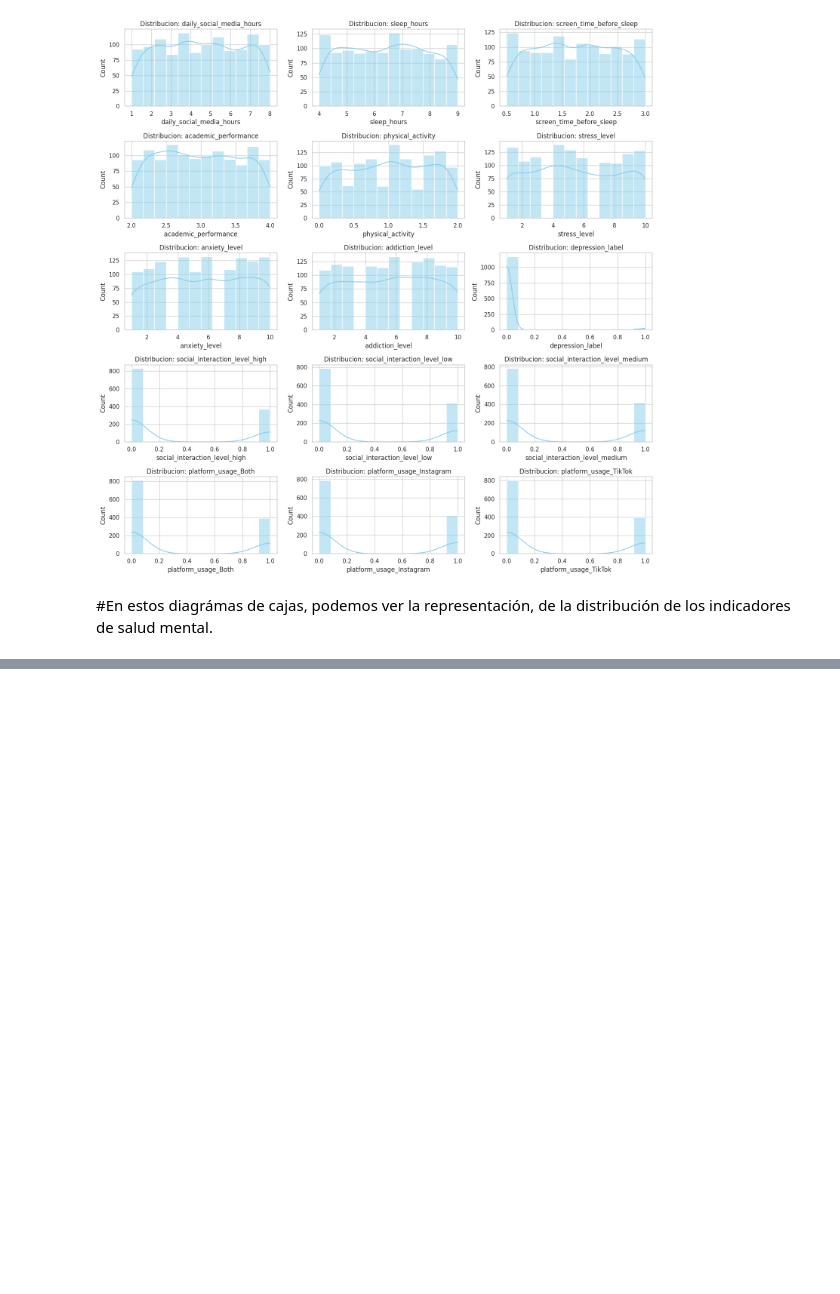
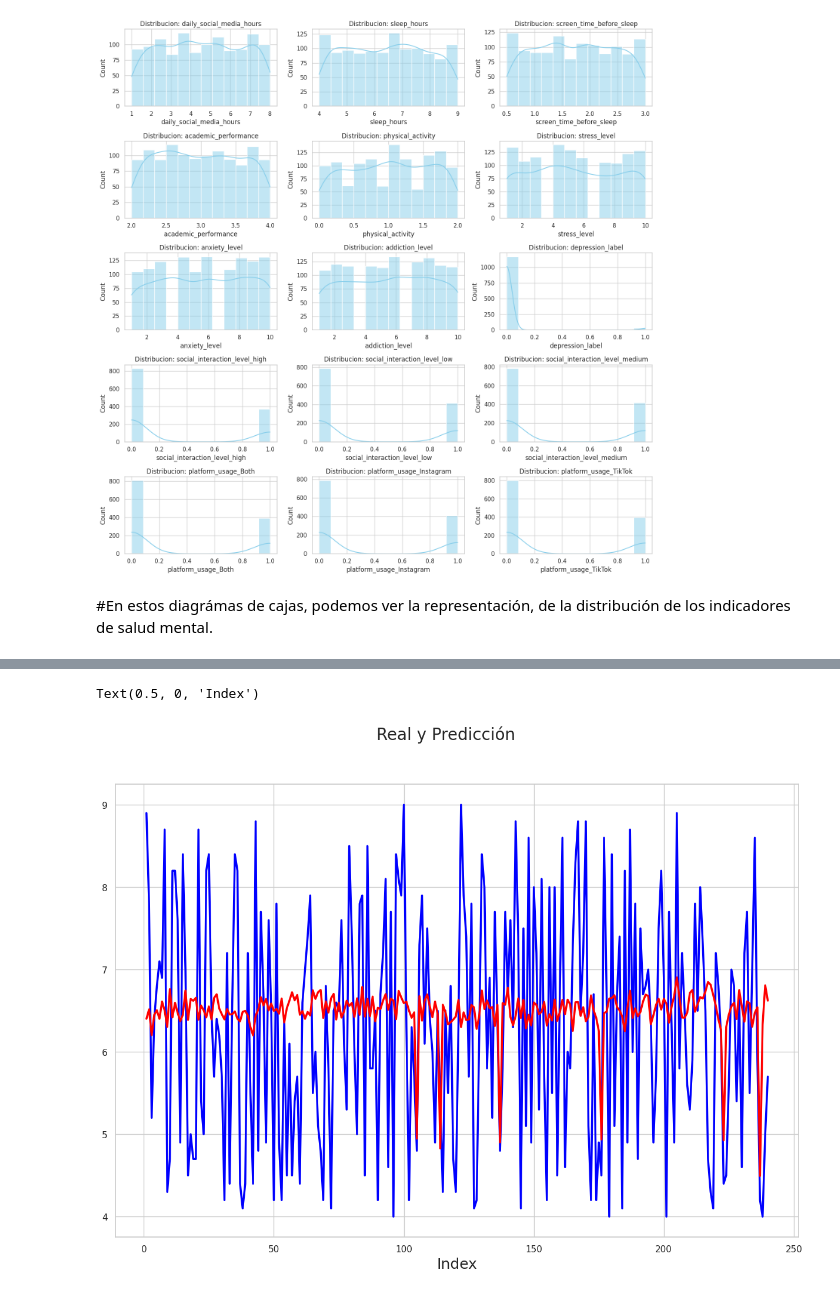
Before and after one commit to EricFlores1808/MINERIA_EF_LS_1, a Jupyter notebook: SocialMediaImpact.ipynb, the cells around one changed output, grey strips where cells are left out. Drawn from its saved outputs; the diff is of its cells as text; code cells hidden in the pictures; blank space fills up the shorter version.

Commit message:
Finalizado para 2da entrega

```diff
--- a/SocialMediaImpact.ipynb
+++ b/SocialMediaImpact.ipynb
@@ -396,0 +433,9 @@ plt.show()
+# %%
+X = df_final.drop('sleep_hours', axis=1)
+y = df_final['sleep_hours']
+# %%
+X_train, X_test, y_train, y_test = train_test_split(X, y, train_size=0.8 , random_state=100)
+# %%
+lr = LinearRegression()
+# No es necesario especificar un objeto para guardar el resultado porque 'lr' tomará los resultados del modelo ajustado.
+lr.fit(X_train, y_train)
@@ -396,0 +452,2 @@ plt.show()
+# %%
+y_pred = lr.predict(X_test)
@@ -396,0 +496,12 @@ plt.show()
+# %%
+plt.figure(figsize = (15,10))
+
+c = [i for i in range(1,len(X_test.index)+1,1)] # generating index
+
+plt.plot(c,y_test, color="blue", linewidth=2.5, linestyle="-")
+plt.plot(c,y_pred, color="red", linewidth=2.5, linestyle="-")
+plt.suptitle('Real y Predicción', fontsize=20)
+plt.xlabel('Index', fontsize=18)
+# %% [output]
+Text(0.5, 0, 'Index')
+[figure, added]
```
Also changed, not shown: parts of 18 cells of this notebook.
